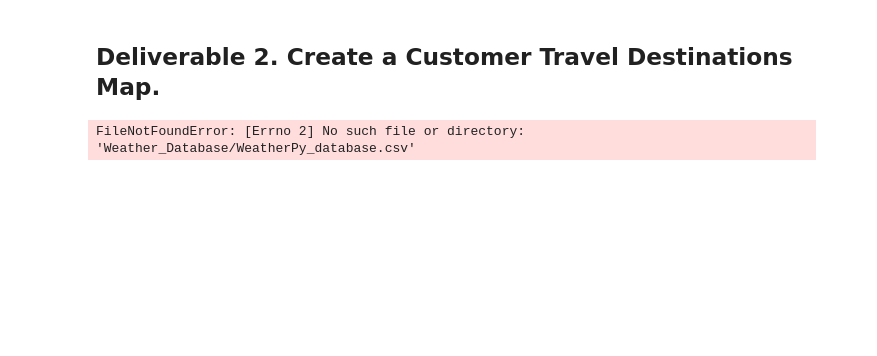
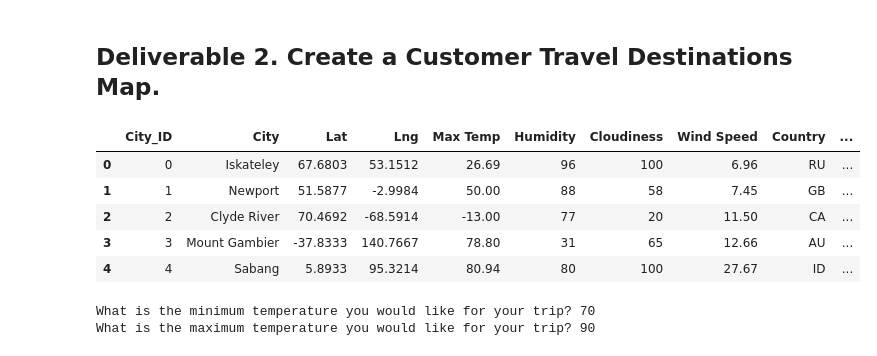
Before and after one commit to mmh926/World_Weather_Analysis, a Jupyter notebook: Vacation_Search/Vacation_Search.ipynb, the cells around one changed output. Drawn from its saved outputs; the diff is of its cells as text; code cells hidden in the pictures; blank space fills up the shorter version.

```diff
--- a/Vacation_Search/Vacation_Search.ipynb
+++ b/Vacation_Search/Vacation_Search.ipynb
@@ -16,7 +16,12 @@ from config import g_key
 gmaps.configure(api_key=g_key)
 # %%
 # 1. Import the WeatherPy_database.csv file.
-city_data_df = pd.read_csv("Weather_Database/WeatherPy_database.csv")
+city_data_df = pd.read_csv("WeatherPy_database.csv")
 city_data_df.head()
 # %% [output]
-FileNotFoundError: [Errno 2] No such file or directory: 'Weather_Database/WeatherPy_database.csv'
+|  | City_ID | City | Lat | Lng | Max Temp | Humidity | Cloudiness | Wind Speed | Country | ... |
+| 0 | 0 | Iskateley | 67.6803 | 53.1512 | 26.69 | 96 | 100 | 6.96 | RU | ... |
+| 1 | 1 | Newport | 51.5877 | -2.9984 | 50.00 | 88 | 58 | 7.45 | GB | ... |
+| 2 | 2 | Clyde River | 70.4692 | -68.5914 | -13.00 | 77 | 20 | 11.50 | CA | ... |
+| 3 | 3 | Mount Gambier | -37.8333 | 140.7667 | 78.80 | 31 | 65 | 12.66 | AU | ... |
+| 4 | 4 | Sabang | 5.8933 | 95.3214 | 80.94 | 80 | 100 | 27.67 | ID | ... |
@@ -25,2 +28,10 @@ FileNotFoundError: [Errno 2] No such file or directory: 'Weather_Database/Weathe
+# %%
+# 2. Prompt the user to enter minimum and maximum temperature criteria
+# Ask the customer to add a minimum and maximum temperature value.
+min_temp = float(input("What is the minimum temperature you would like for your trip? "))
+max_temp = float(input("What is the maximum temperature you would like for your trip? "))
+# %% [output]
+What is the minimum temperature you would like for your trip? 70
+What is the maximum temperature you would like for your trip? 90
 # %%
 # 3. Filter the city_data_df DataFrame using the input statements to create a new DataFrame using the loc method.
```
Also changed, not shown: parts of 13 cells of this notebook, 1 other file.
